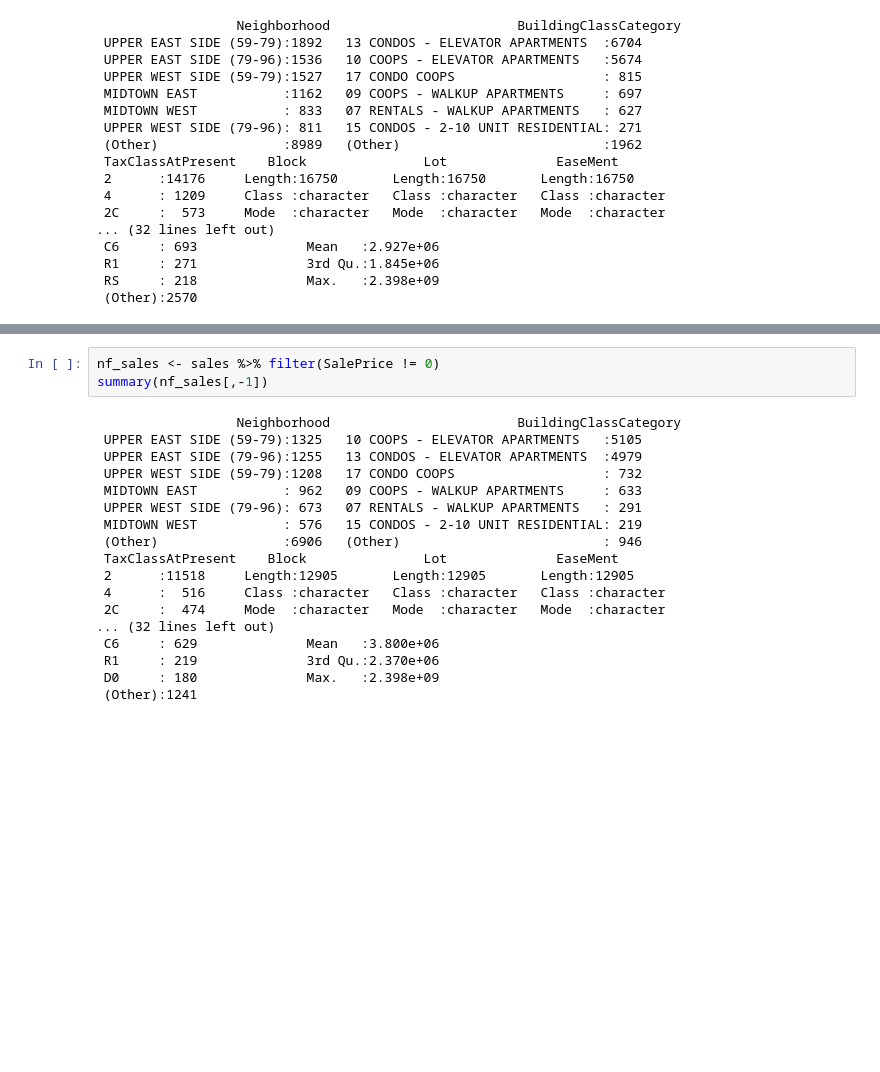
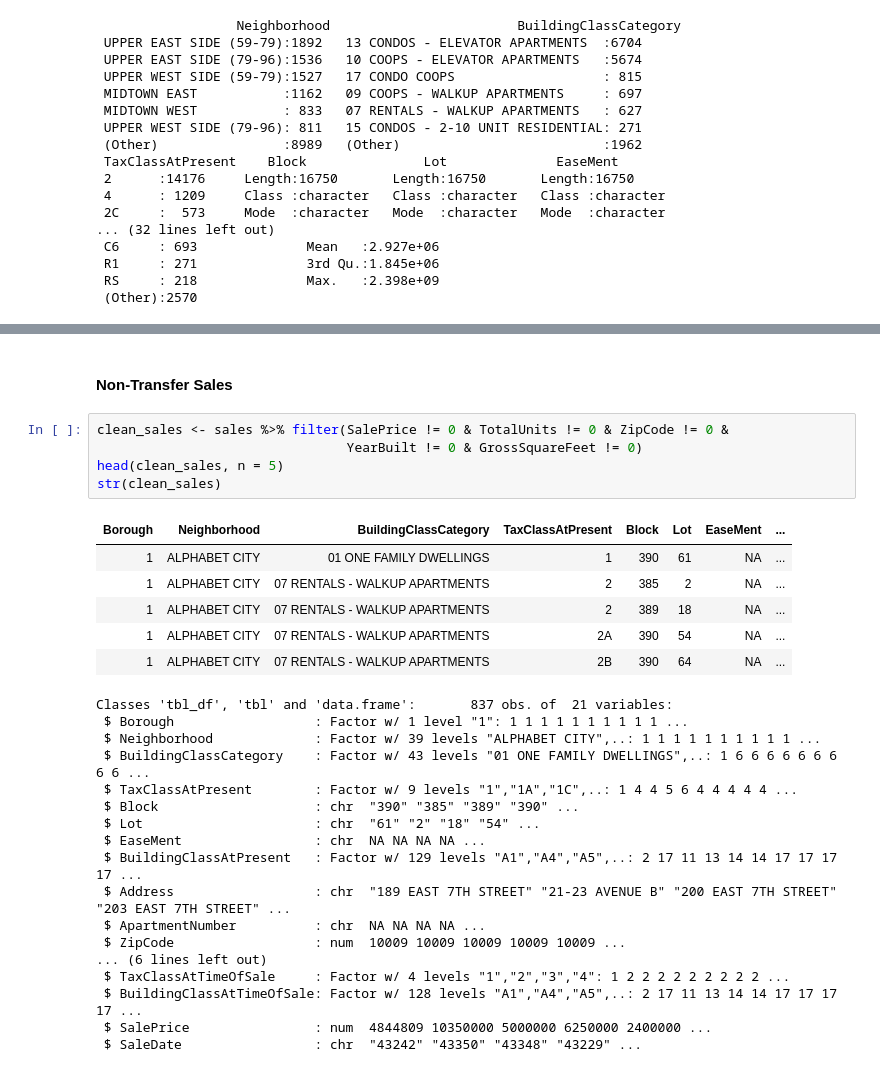
Before and after one commit to vknguyen1902/data-mining, a Jupyter notebook: Real Estates Manhattan.ipynb, the cells around one changed output, grey strips where cells are left out. Saved outputs shown, nothing was run; the diff lists cells and outputs as text; blank space fills up the shorter version.

```diff
--- a/Real Estates Manhattan.ipynb
+++ b/Real Estates Manhattan.ipynb
@@ -160,22 +167,32 @@ Classes 'tbl_df', 'tbl' and 'data.frame':       3845 obs. of  21 variables:
  $ SaleDate                 : chr  "43243" "43215" "43279" "43279" ...
-# %%
-nf_sales <- sales %>% filter(SalePrice != 0)
-summary(nf_sales[,-1])
-# %% [output]
-                  Neighborhood                        BuildingClassCategory
- UPPER EAST SIDE (59-79):1325   10 COOPS - ELEVATOR APARTMENTS   :5105
- UPPER EAST SIDE (79-96):1255   13 CONDOS - ELEVATOR APARTMENTS  :4979
- UPPER WEST SIDE (59-79):1208   17 CONDO COOPS                   : 732
- MIDTOWN EAST           : 962   09 COOPS - WALKUP APARTMENTS     : 633
- UPPER WEST SIDE (79-96): 673   07 RENTALS - WALKUP APARTMENTS   : 291
- MIDTOWN WEST           : 576   15 CONDOS - 2-10 UNIT RESIDENTIAL: 219
- (Other)                :6906   (Other)                          : 946
- TaxClassAtPresent    Block               Lot              EaseMent
- 2      :11518     Length:12905       Length:12905       Length:12905
- 4      :  516     Class :character   Class :character   Class :character
- 2C     :  474     Mode  :character   Mode  :character   Mode  :character
-... (32 lines left out)
- C6     : 629              Mean   :3.800e+06
- R1     : 219              3rd Qu.:2.370e+06
- D0     : 180              Max.   :2.398e+09
- (Other):1241
+# %% [markdown]
+#### Non-Transfer Sales
+# %%
+clean_sales <- sales %>% filter(SalePrice != 0 & TotalUnits != 0 & ZipCode != 0 &
+                                YearBuilt != 0 & GrossSquareFeet != 0)
+head(clean_sales, n = 5)
+str(clean_sales)
+# %% [output]
+| Borough | Neighborhood | BuildingClassCategory | TaxClassAtPresent | Block | Lot | EaseMent | ... |
+| 1 | ALPHABET CITY | 01 ONE FAMILY DWELLINGS | 1 | 390 | 61 | NA | ... |
+| 1 | ALPHABET CITY | 07 RENTALS - WALKUP APARTMENTS | 2 | 385 | 2 | NA | ... |
+| 1 | ALPHABET CITY | 07 RENTALS - WALKUP APARTMENTS | 2 | 389 | 18 | NA | ... |
+| 1 | ALPHABET CITY | 07 RENTALS - WALKUP APARTMENTS | 2A | 390 | 54 | NA | ... |
+| 1 | ALPHABET CITY | 07 RENTALS - WALKUP APARTMENTS | 2B | 390 | 64 | NA | ... |
+Classes 'tbl_df', 'tbl' and 'data.frame':       837 obs. of  21 variables:
+ $ Borough                  : Factor w/ 1 level "1": 1 1 1 1 1 1 1 1 1 1 ...
+ $ Neighborhood             : Factor w/ 39 levels "ALPHABET CITY",..: 1 1 1 1 1 1 1 1 1 1 ...
+ $ BuildingClassCategory    : Factor w/ 43 levels "01 ONE FAMILY DWELLINGS",..: 1 6 6 6 6 6 6 6 6 6 ...
+ $ TaxClassAtPresent        : Factor w/ 9 levels "1","1A","1C",..: 1 4 4 5 6 4 4 4 4 4 ...
+ $ Block                    : chr  "390" "385" "389" "390" ...
+ $ Lot                      : chr  "61" "2" "18" "54" ...
+ $ EaseMent                 : chr  NA NA NA NA ...
+ $ BuildingClassAtPresent   : Factor w/ 129 levels "A1","A4","A5",..: 2 17 11 13 14 14 17 17 17 17 ...
+ $ Address                  : chr  "189 EAST 7TH STREET" "21-23 AVENUE B" "200 EAST 7TH STREET" "203 EAST 7TH STREET" ...
+ $ ApartmentNumber          : chr  NA NA NA NA ...
+ $ ZipCode                  : num  10009 10009 10009 10009 10009 ...
+... (6 lines left out)
+ $ TaxClassAtTimeOfSale     : Factor w/ 4 levels "1","2","3","4": 1 2 2 2 2 2 2 2 2 2 ...
+ $ BuildingClassAtTimeOfSale: Factor w/ 128 levels "A1","A4","A5",..: 2 17 11 13 14 14 17 17 17 17 ...
+ $ SalePrice                : num  4844809 10350000 5000000 6250000 2400000 ...
+ $ SaleDate                 : chr  "43242" "43350" "43348" "43229" ...
```
Also changed, not shown: parts of 11 cells of this notebook.
